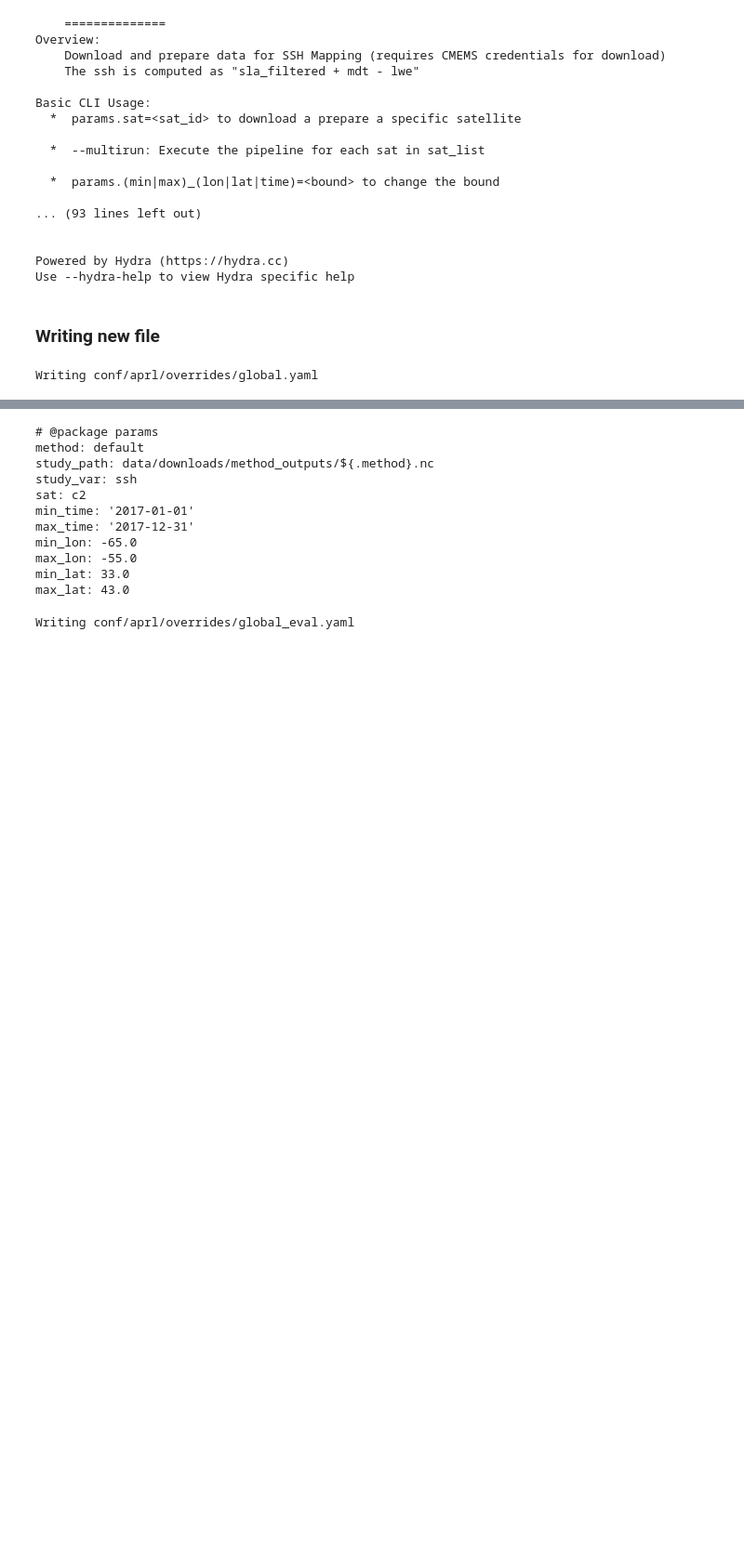
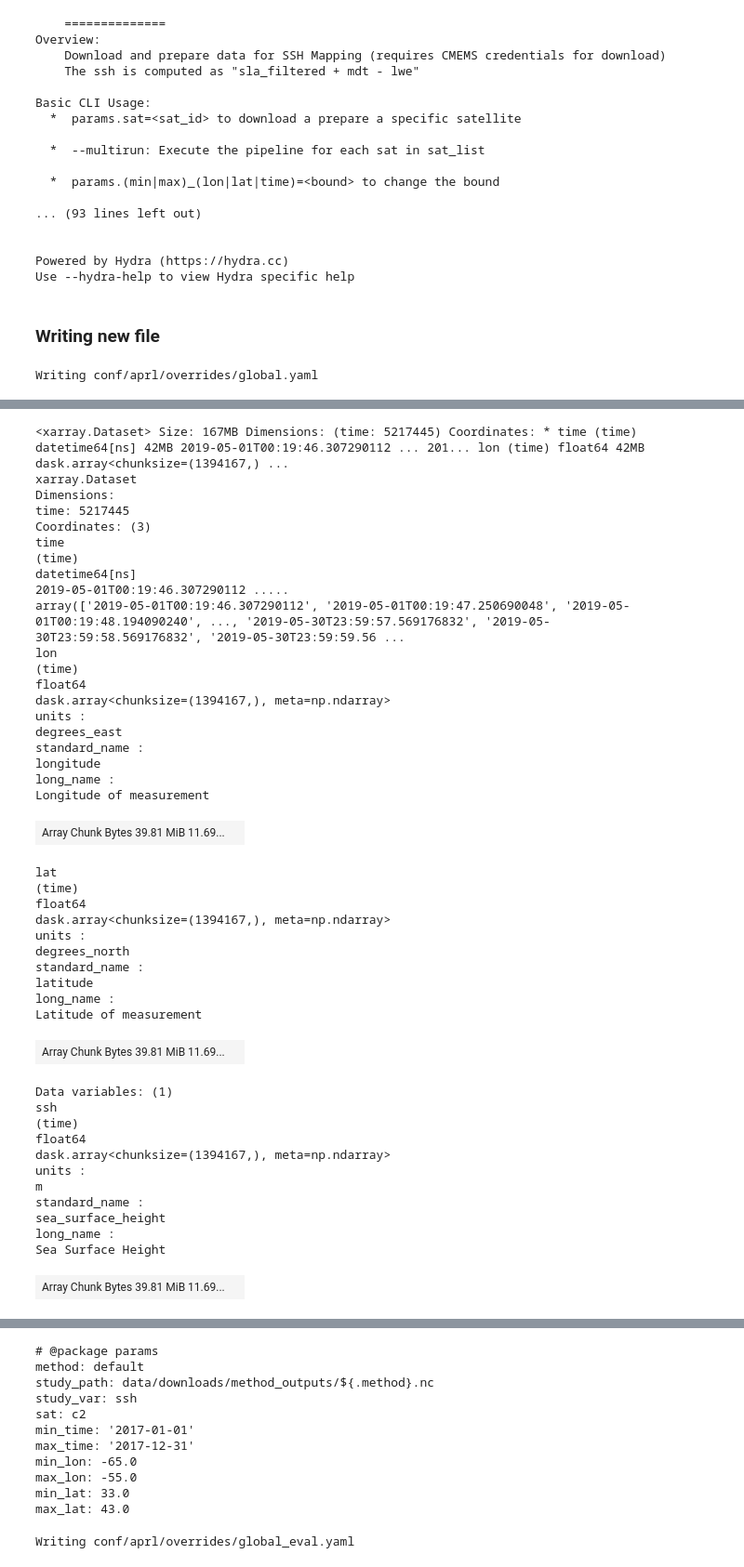
Before and after one commit to quentinf00/ocb-dc-ose-2021, a Jupyter notebook: _sources/ocb_dc_ose_2021_global.ipynb, the cells around one changed output, grey strips where cells are left out. Shown at 93% size. Cells and saved outputs as stored; diff of their text form; code cells hidden in the pictures; blank space fills up the shorter version.

```diff
--- a/_sources/ocb_dc_ose_2021_global.ipynb
+++ b/_sources/ocb_dc_ose_2021_global.ipynb
@@ -142,5 +135,51 @@ INFO - 2024-04-10T16:01:18Z - Downloading using service original-files...
 # %%
 import xarray as xr
 import pandas as pd
 
 obs = xr.open_mfdataset('data/prepared/input/*.nc', combine='nested',concat_dim='time')
+obs
+# %% [output]
+<xarray.Dataset> Size: 167MB Dimensions: (time: 5217445) Coordinates: * time (time) datetime64[ns] 42MB 2019-05-01T00:19:46.307290112 ... 201... lon (time) float64 42MB dask.array<chunksize=(1394167,) ...
+xarray.Dataset
+Dimensions:
+time: 5217445
+Coordinates: (3)
+time
+(time)
+datetime64[ns]
+2019-05-01T00:19:46.307290112 .....
+array(['2019-05-01T00:19:46.307290112', '2019-05-01T00:19:47.250690048', '2019-05-01T00:19:48.194090240', ..., '2019-05-30T23:59:57.569176832', '2019-05-30T23:59:58.569176832', '2019-05-30T23:59:59.56 ...
+lon
+(time)
+float64
+dask.array<chunksize=(1394167,), meta=np.ndarray>
+units :
+degrees_east
+standard_name :
+longitude
+long_name :
+Longitude of measurement
+| Array Chunk Bytes 39.81 MiB 11.69... |  |
+lat
+(time)
+float64
+dask.array<chunksize=(1394167,), meta=np.ndarray>
+units :
+degrees_north
+standard_name :
+latitude
+long_name :
+Latitude of measurement
+| Array Chunk Bytes 39.81 MiB 11.69... |  |
+Data variables: (1)
+ssh
+(time)
+float64
+dask.array<chunksize=(1394167,), meta=np.ndarray>
+units :
+m
+standard_name :
+sea_surface_height
+long_name :
+Sea Surface Height
+| Array Chunk Bytes 39.81 MiB 11.69... |  |
```
Also changed, not shown: parts of 13 cells of this notebook, 12 other files.
